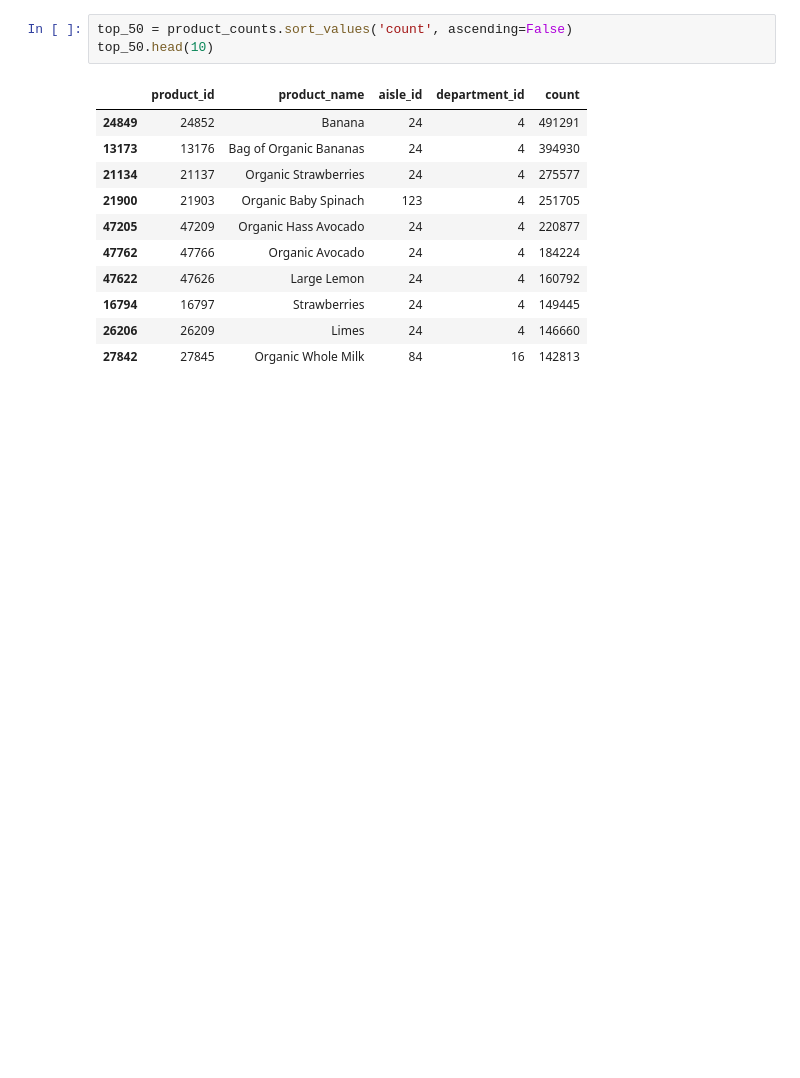
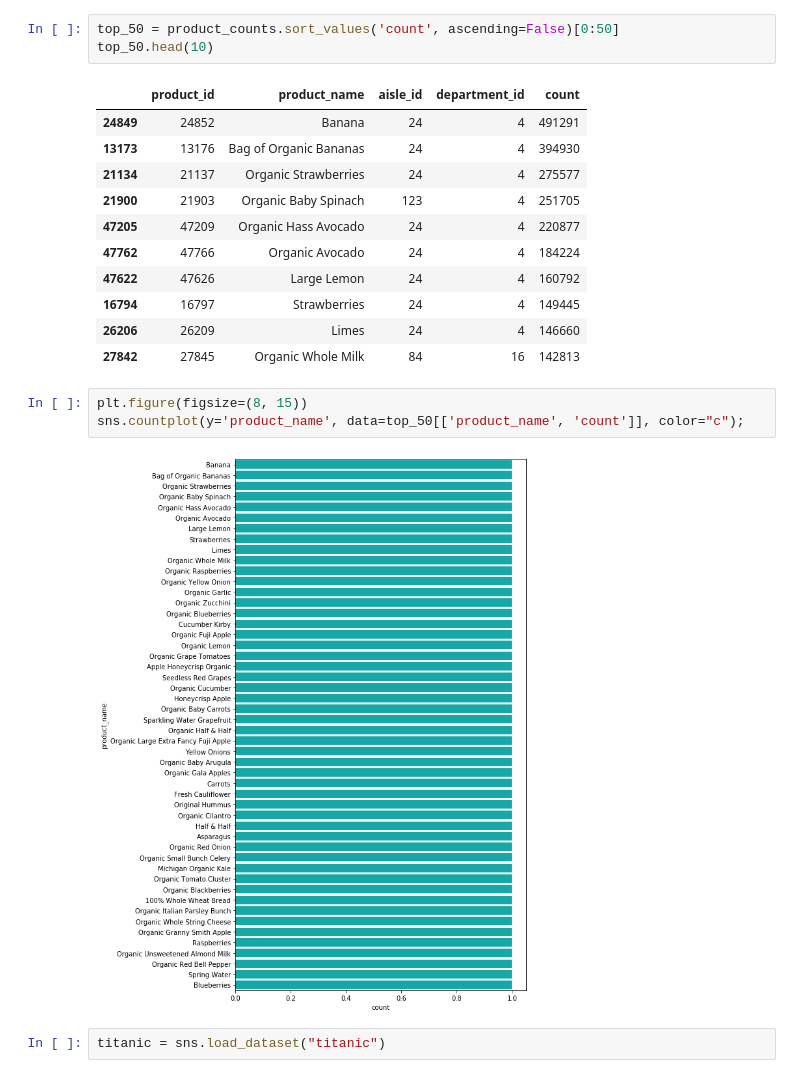
Before and after one commit to antonio-gor/Instacart-Data-Analysis, a Jupyter notebook: instacart_analysis.ipynb, the cells around one changed output. Cells and saved outputs as stored; diff of their text form; blank space fills up the shorter version.

```diff
--- a/instacart_analysis.ipynb
+++ b/instacart_analysis.ipynb
@@ -265,7 +265,7 @@ counts = counts.reset_index(
 product_counts = products.merge(
     counts, how='inner', on='product_id')
 # %%
-top_50 = product_counts.sort_values('count', ascending=False)
+top_50 = product_counts.sort_values('count', ascending=False)[0:50]
 top_50.head(10)
 # %% [output]
 |  | product_id | product_name | aisle_id | department_id | count |
@@ -279,3 +279,10 @@ top_50.head(10)
 | 16794 | 16797 | Strawberries | 24 | 4 | 149445 |
 | 26206 | 26209 | Limes | 24 | 4 | 146660 |
 | 27842 | 27845 | Organic Whole Milk | 84 | 16 | 142813 |
+# %%
+plt.figure(figsize=(8, 15))
+sns.countplot(y='product_name', data=top_50[['product_name', 'count']], color="c");
+# %% [output]
+[figure, added]
+# %%
+titanic = sns.load_dataset("titanic")
```
Also changed, not shown: parts of 3 cells of this notebook.
